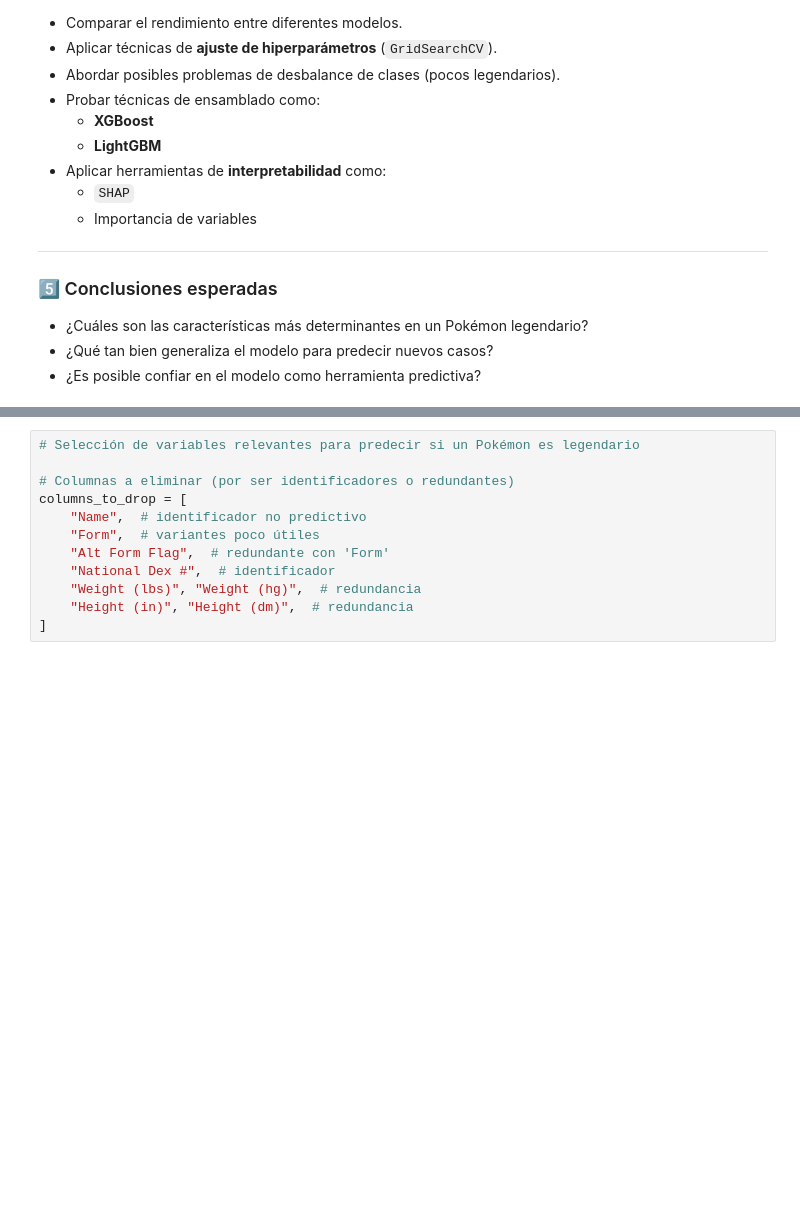
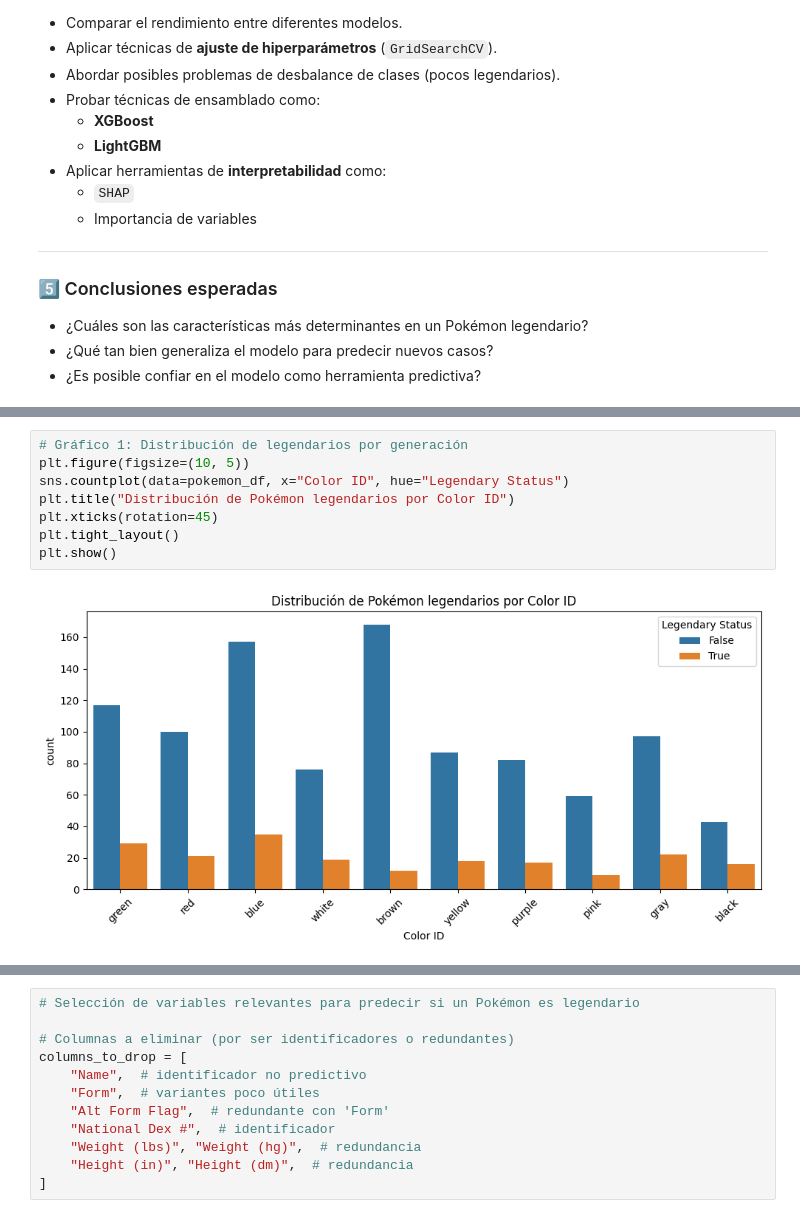
Before and after one commit to V1CMA-V/pokemon-data-analysis, a Jupyter notebook: notebooks/01_KDD.ipynb, the cells around one changed output, grey strips where cells are left out. Saved outputs shown, nothing was run; the diff lists cells and outputs as text; blank space fills up the shorter version.

```diff
--- a/notebooks/01_KDD.ipynb
+++ b/notebooks/01_KDD.ipynb
@@ -160,0 +189,10 @@ Se utilizarán las siguientes métricas para comparar el desempeño de los model
+# %%
+# Gráfico 1: Distribución de legendarios por generación
+plt.figure(figsize=(10, 5))
+sns.countplot(data=pokemon_df, x="Color ID", hue="Legendary Status")
+plt.title("Distribución de Pokémon legendarios por Color ID")
+plt.xticks(rotation=45)
+plt.tight_layout()
+plt.show()
+# %% [output]
+[figure, added]
```
Also changed, not shown: parts of 5 cells of this notebook.
